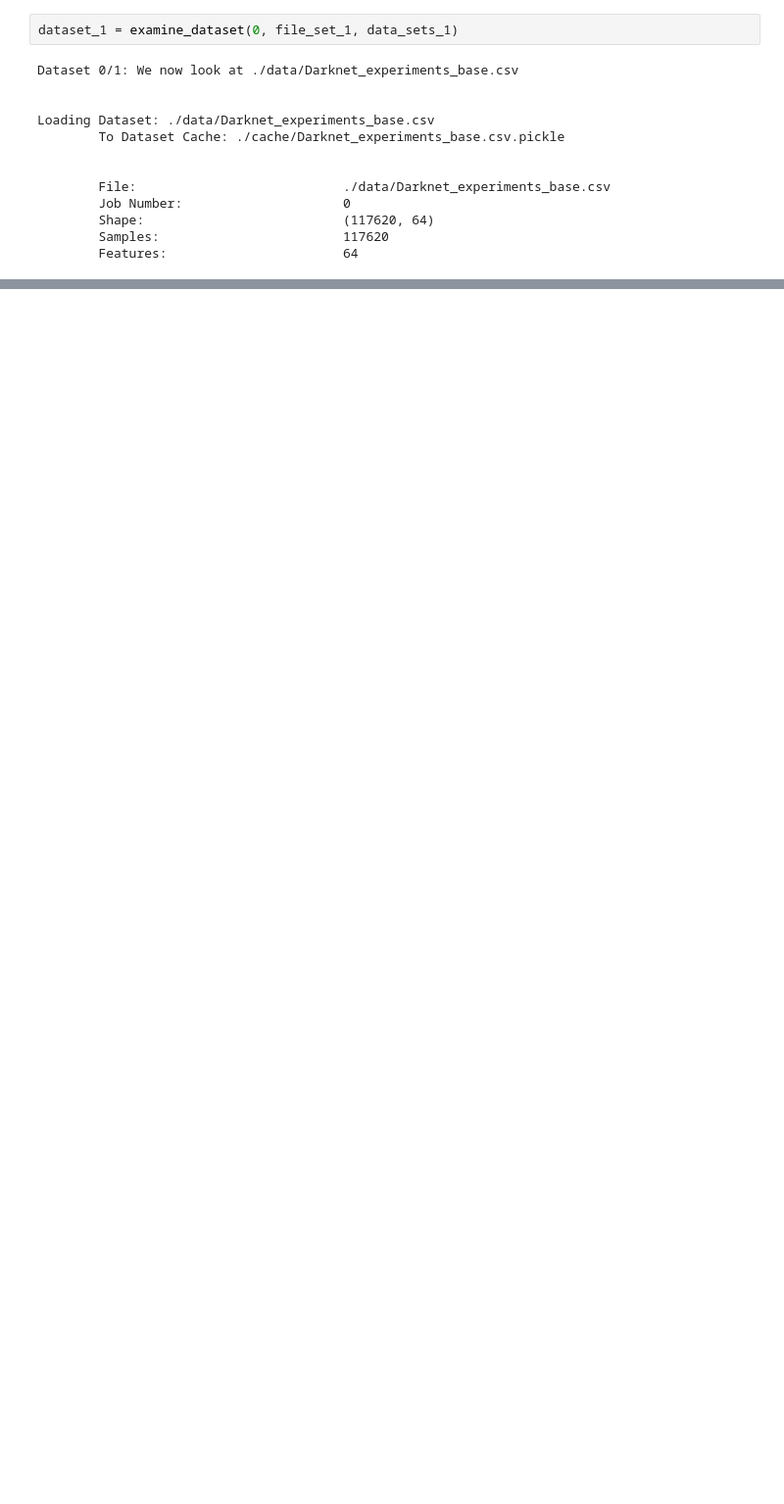
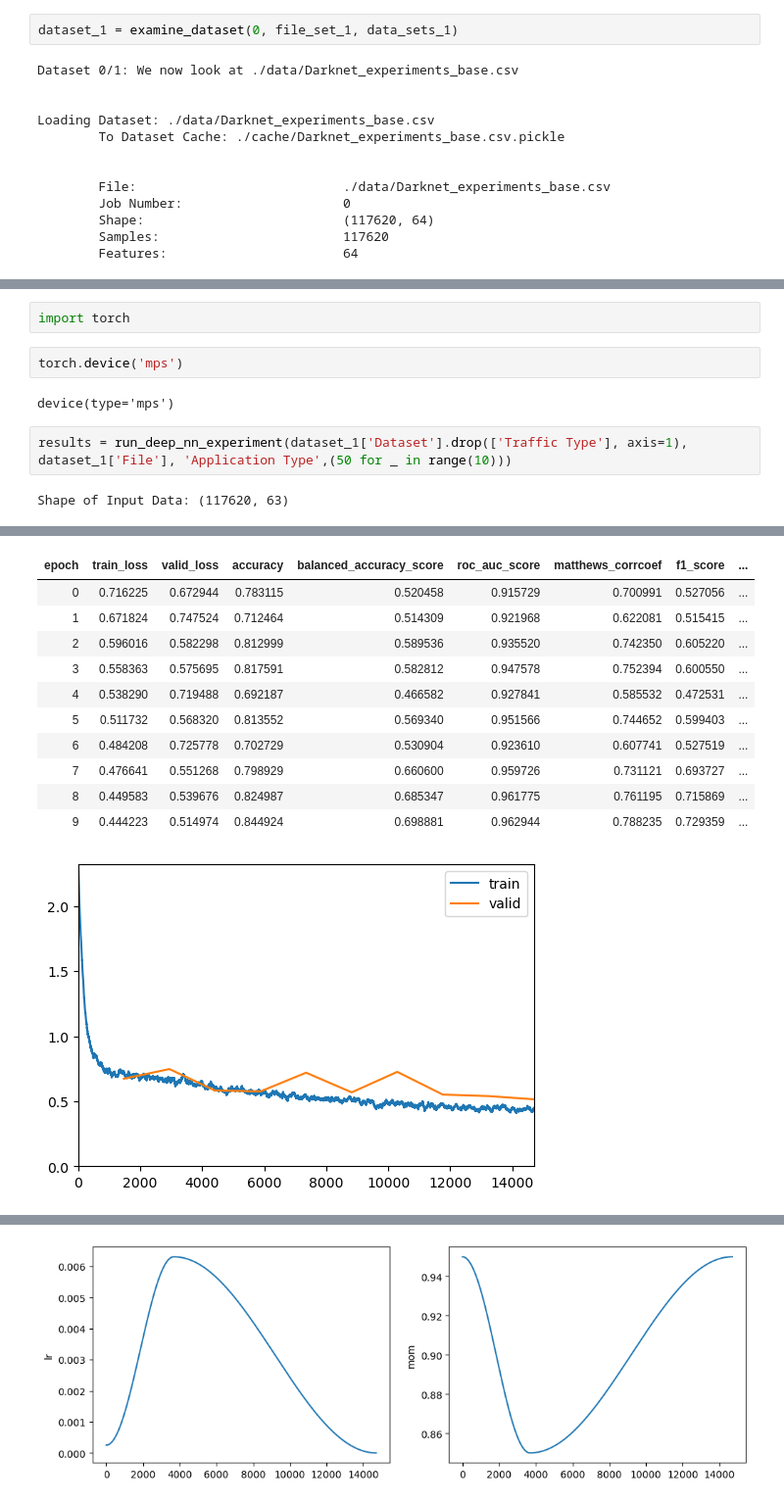
Before and after one commit to Colorado-Mesa-University-Cybersecurity/Quick_ML, a Jupyter notebook: example.ipynb, the cells around one changed output, grey strips where cells are left out. Shown at 98% size. Saved outputs shown, nothing was run; the diff lists cells and outputs as text; blank space fills up the shorter version.

```diff
--- a/example.ipynb
+++ b/example.ipynb
@@ -32,0 +131,10 @@ Loading Dataset: ./data/Darknet_experiments_base.csv
+# %%
+import torch
+# %%
+torch.device('mps')
+# %% [output]
+device(type='mps')
+# %%
+results = run_deep_nn_experiment(dataset_1['Dataset'].drop(['Traffic Type'], axis=1), dataset_1['File'], 'Application Type',(50 for _ in range(10)))
+# %% [output]
+Shape of Input Data: (117620, 63)
@@ -32,0 +142,12 @@ Loading Dataset: ./data/Darknet_experiments_base.csv
+| epoch | train_loss | valid_loss | accuracy | balanced_accuracy_score | roc_auc_score | matthews_corrcoef | f1_score | ... |
+| 0 | 0.716225 | 0.672944 | 0.783115 | 0.520458 | 0.915729 | 0.700991 | 0.527056 | ... |
+| 1 | 0.671824 | 0.747524 | 0.712464 | 0.514309 | 0.921968 | 0.622081 | 0.515415 | ... |
+| 2 | 0.596016 | 0.582298 | 0.812999 | 0.589536 | 0.935520 | 0.742350 | 0.605220 | ... |
+| 3 | 0.558363 | 0.575695 | 0.817591 | 0.582812 | 0.947578 | 0.752394 | 0.600550 | ... |
+| 4 | 0.538290 | 0.719488 | 0.692187 | 0.466582 | 0.927841 | 0.585532 | 0.472531 | ... |
+| 5 | 0.511732 | 0.568320 | 0.813552 | 0.569340 | 0.951566 | 0.744652 | 0.599403 | ... |
+| 6 | 0.484208 | 0.725778 | 0.702729 | 0.530904 | 0.923610 | 0.607741 | 0.527519 | ... |
+| 7 | 0.476641 | 0.551268 | 0.798929 | 0.660600 | 0.959726 | 0.731121 | 0.693727 | ... |
+| 8 | 0.449583 | 0.539676 | 0.824987 | 0.685347 | 0.961775 | 0.761195 | 0.715869 | ... |
+| 9 | 0.444223 | 0.514974 | 0.844924 | 0.698881 | 0.962944 | 0.788235 | 0.729359 | ... |
+[figure, added]
@@ -32,0 +159 @@ Loading Dataset: ./data/Darknet_experiments_base.csv
+[figure, added]
```
Also changed, not shown: parts of 11 cells of this notebook, 13 other files.
